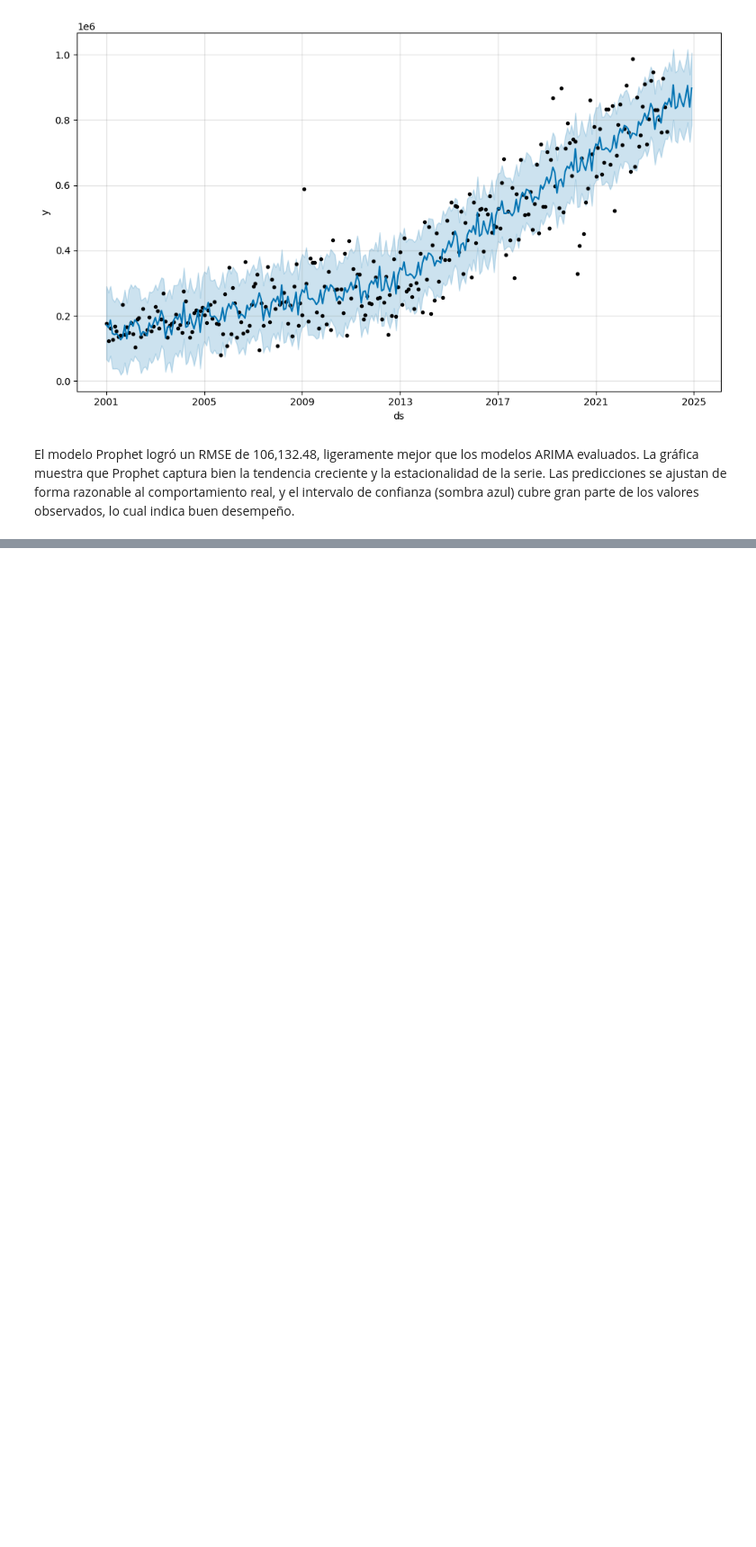
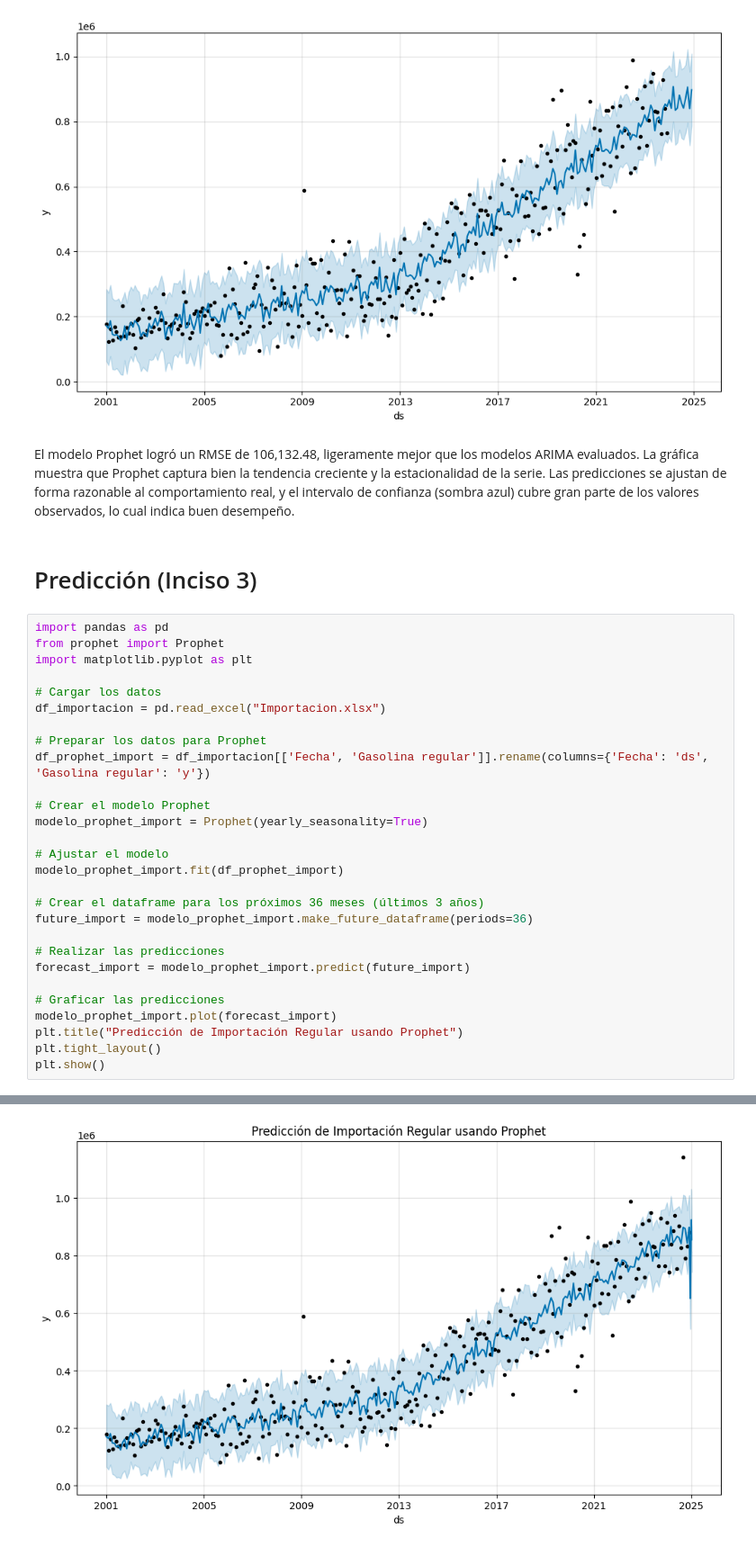
Before and after one commit to michellemej22596/Laboratorio-01-Series-de-Tiempo, a Jupyter notebook: RegularImportacion.ipynb, the cells around one changed output, grey strips where cells are left out. Shown: that part at 90% size. Saved outputs shown, nothing was run; the diff lists cells and outputs as text; blank space fills up the shorter version.

Commit message:
Feat: Predicciones importación super y regular

```diff
--- a/RegularImportacion.ipynb
+++ b/RegularImportacion.ipynb
@@ -195,3 +194,34 @@ Prophet RMSE: 106132.48
 [figure]
 # %% [markdown]
 El modelo Prophet logró un RMSE de 106,132.48, ligeramente mejor que los modelos ARIMA evaluados. La gráfica muestra que Prophet captura bien la tendencia creciente y la estacionalidad de la serie. Las predicciones se ajustan de forma razonable al comportamiento real, y el intervalo de confianza (sombra azul) cubre gran parte de los valores observados, lo cual indica buen desempeño.
+# %% [markdown]
+# Predicción (Inciso 3)
+# %%
+import pandas as pd
+from prophet import Prophet
+import matplotlib.pyplot as plt
+
+# Cargar los datos
+df_importacion = pd.read_excel("Importacion.xlsx")
+
+# Preparar los datos para Prophet
+df_prophet_import = df_importacion[['Fecha', 'Gasolina regular']].rename(columns={'Fecha': 'ds', 'Gasolina regular': 'y'})
+
+# Crear el modelo Prophet
+modelo_prophet_import = Prophet(yearly_seasonality=True)
+
+# Ajustar el modelo
+modelo_prophet_import.fit(df_prophet_import)
+
+# Crear el dataframe para los próximos 36 meses (últimos 3 años)
+future_import = modelo_prophet_import.make_future_dataframe(periods=36)
+
+# Realizar las predicciones
+forecast_import = modelo_prophet_import.predict(future_import)
+
+# Graficar las predicciones
+modelo_prophet_import.plot(forecast_import)
+plt.title("Predicción de Importación Regular usando Prophet")
+plt.tight_layout()
+plt.show()
+# %% [output]
@@ -197,0 +230 @@ El modelo Prophet logró un RMSE de 106,132.48, ligeramente mejor que los modelo
+[figure, added]
```
Also changed, not shown: parts of 5 cells of this notebook, 1 other file.
